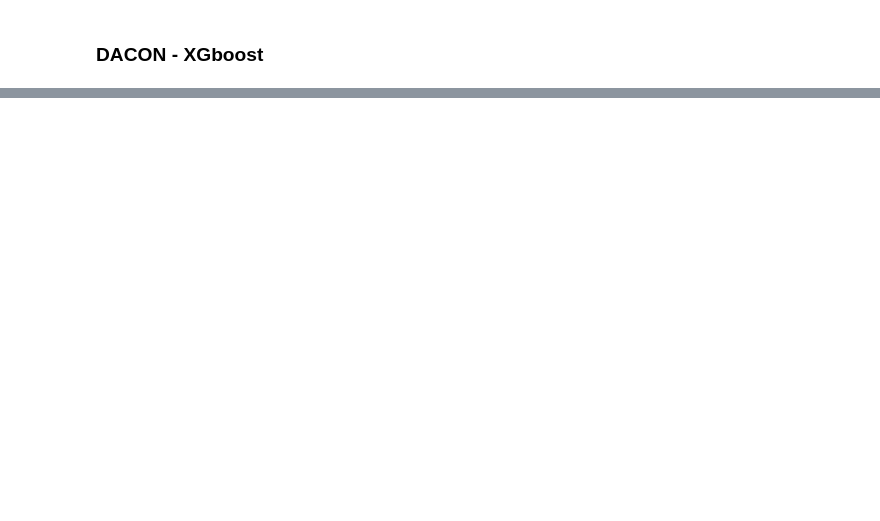
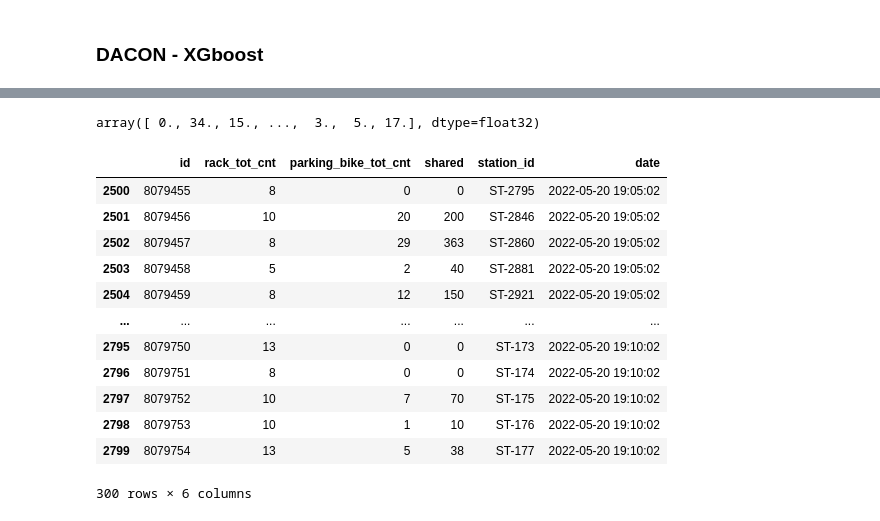
Before and after one commit to YusunPark/move_bike, a Jupyter notebook: 시간 간격별 따릉이.ipynb, the cells around one changed output, grey strips where cells are left out. Drawn from its saved outputs; the diff is of its cells as text; code cells hidden in the pictures; blank space fills up the shorter version.

```diff
--- a/시간 간격별 따릉이.ipynb
+++ b/시간 간격별 따릉이.ipynb
@@ -514,0 +271,60 @@ for i in range(100, 500, 20):
+# %%
+# 열의 개수를 맞추기 위해서 제일 오래된 값 하나 제거
+test = data.drop(data.columns[6], axis=1)
+
+needScale = test.columns.to_list()# scale 이 필요한 컬럼들
+
+for column in needScale:
+    test[column] = MMS.transform(test[column].to_numpy().reshape(-1, 1))
+
+y_pred = reg.predict(test)
+yy_pred = y_pred.round()
+
+# 5분 뒤 값 예측
+yy_pred
+# %% [output]
+array([ 0., 34., 15., ...,  3.,  5., 17.], dtype=float32)
+# %%
+five_QUERY = """
+        SELECT *
+        FROM bike
+        WHERE (date BETWEEN DATE_SUB(NOW(), INTERVAL 1 DAY ) AND NOW())
+        AND minute(date) in (round(minute(NOW()), -1),round(minute(DATE_ADD(NOW(), INTERVAL 30 MINUTE)), -1));
+        """
+
+
+conn = pymysql.connect(
+    host='172.18.0.2',
+    port=3306,
+    user='root',
+    passwd='insight2022',
+    db='insight',
+    charset='utf8',
+    autocommit=False
+)
+
+cursor = conn.cursor(cursor=pymysql.cursors.DictCursor)
+
+
+cursor.execute(five_QUERY)
+test_data = cursor.fetchall() # list of dictionary
+test_df = pd.DataFrame.from_dict(test_data)
+
+cursor.close()
+conn.close()
+
+test_df[2500:2800]
+# %% [output]
+|  | id | rack_tot_cnt | parking_bike_tot_cnt | shared | station_id | date |
+| 2500 | 8079455 | 8 | 0 | 0 | ST-2795 | 2022-05-20 19:05:02 |
+| 2501 | 8079456 | 10 | 20 | 200 | ST-2846 | 2022-05-20 19:05:02 |
+| 2502 | 8079457 | 8 | 29 | 363 | ST-2860 | 2022-05-20 19:05:02 |
+| 2503 | 8079458 | 5 | 2 | 40 | ST-2881 | 2022-05-20 19:05:02 |
+| 2504 | 8079459 | 8 | 12 | 150 | ST-2921 | 2022-05-20 19:05:02 |
+| ... | ... | ... | ... | ... | ... | ... |
+| 2795 | 8079750 | 13 | 0 | 0 | ST-173 | 2022-05-20 19:10:02 |
+| 2796 | 8079751 | 8 | 0 | 0 | ST-174 | 2022-05-20 19:10:02 |
+| 2797 | 8079752 | 10 | 7 | 70 | ST-175 | 2022-05-20 19:10:02 |
+| 2798 | 8079753 | 10 | 1 | 10 | ST-176 | 2022-05-20 19:10:02 |
+| 2799 | 8079754 | 13 | 5 | 38 | ST-177 | 2022-05-20 19:10:02 |
+300 rows × 6 columns
```
Also changed, not shown: parts of 44 cells of this notebook.
